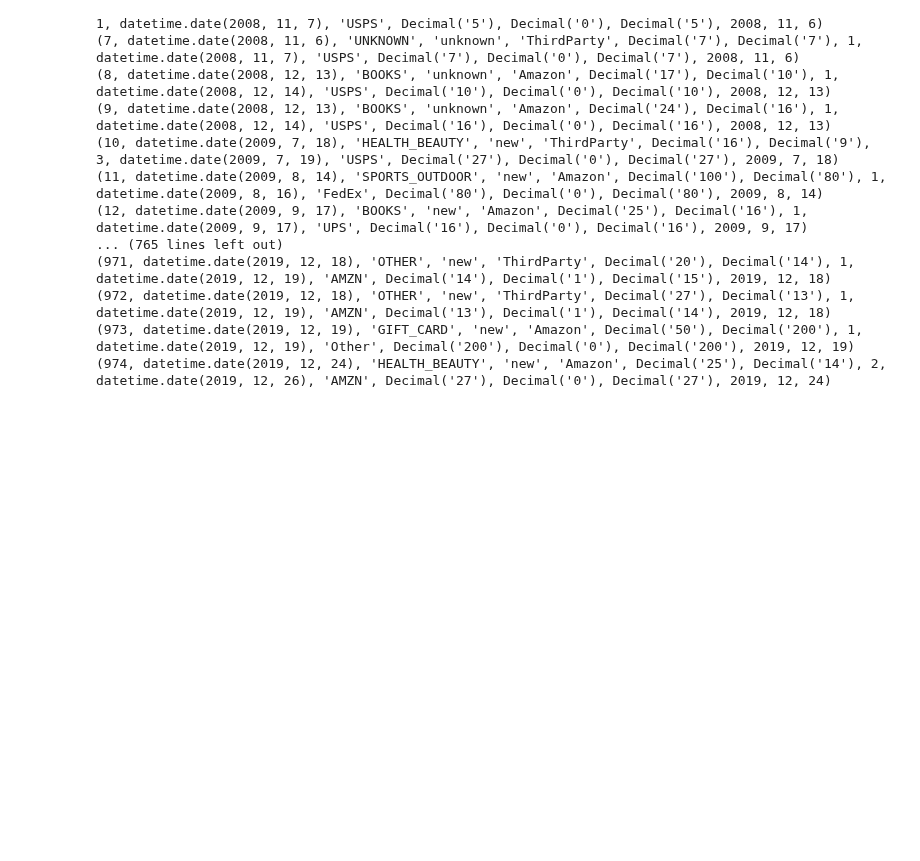
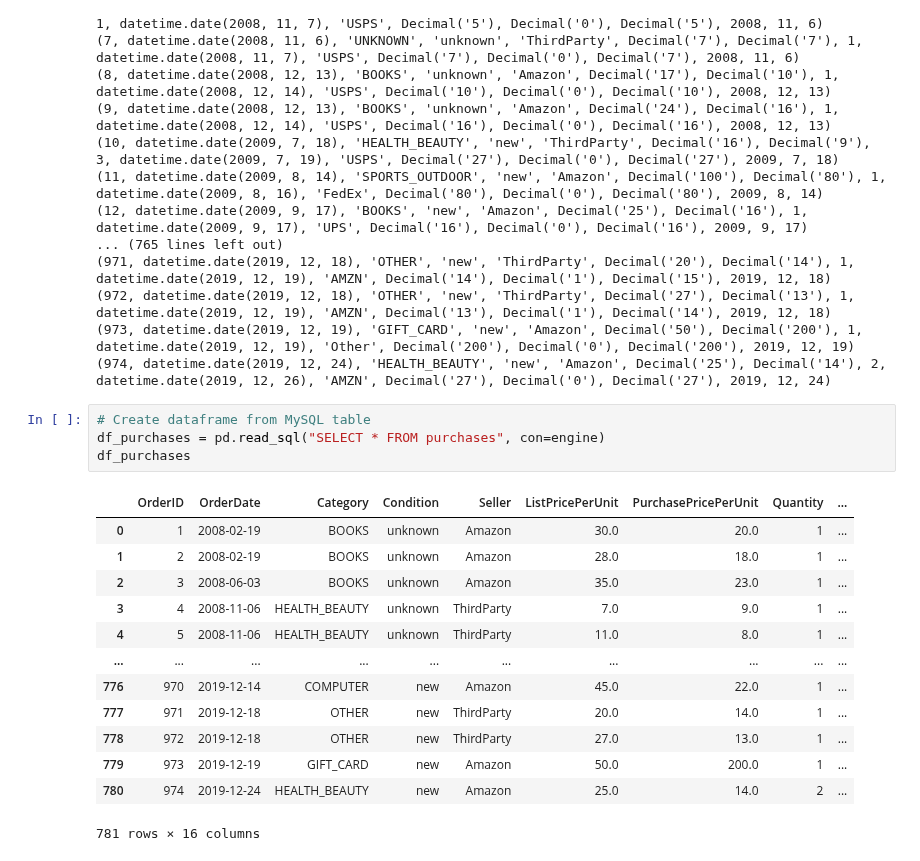
Before and after one commit to AmitSamra/AmazonOrderHistory, a Jupyter notebook: AmazonOrderHistory.ipynb, the cells around one changed output. Saved outputs shown, nothing was run; the diff lists cells and outputs as text; blank space fills up the shorter version.

Commit message:
Created dataframe from MySQL table via sqlalchemy

```diff
--- a/AmazonOrderHistory.ipynb
+++ b/AmazonOrderHistory.ipynb
@@ -752,3 +752,21 @@ for i in purchases:
 (972, datetime.date(2019, 12, 18), 'OTHER', 'new', 'ThirdParty', Decimal('27'), Decimal('13'), 1, datetime.date(2019, 12, 19), 'AMZN', Decimal('13'), Decimal('1'), Decimal('14'), 2019, 12, 18)
 (973, datetime.date(2019, 12, 19), 'GIFT_CARD', 'new', 'Amazon', Decimal('50'), Decimal('200'), 1, datetime.date(2019, 12, 19), 'Other', Decimal('200'), Decimal('0'), Decimal('200'), 2019, 12, 19)
 (974, datetime.date(2019, 12, 24), 'HEALTH_BEAUTY', 'new', 'Amazon', Decimal('25'), Decimal('14'), 2, datetime.date(2019, 12, 26), 'AMZN', Decimal('27'), Decimal('0'), Decimal('27'), 2019, 12, 24)
+# %%
+# Create dataframe from MySQL table
+df_purchases = pd.read_sql("SELECT * FROM purchases", con=engine)
+df_purchases
+# %% [output]
+|  | OrderID | OrderDate | Category | Condition | Seller | ListPricePerUnit | PurchasePricePerUnit | Quantity | ... |
+| 0 | 1 | 2008-02-19 | BOOKS | unknown | Amazon | 30.0 | 20.0 | 1 | ... |
+| 1 | 2 | 2008-02-19 | BOOKS | unknown | Amazon | 28.0 | 18.0 | 1 | ... |
+| 2 | 3 | 2008-06-03 | BOOKS | unknown | Amazon | 35.0 | 23.0 | 1 | ... |
+| 3 | 4 | 2008-11-06 | HEALTH_BEAUTY | unknown | ThirdParty | 7.0 | 9.0 | 1 | ... |
+| 4 | 5 | 2008-11-06 | HEALTH_BEAUTY | unknown | ThirdParty | 11.0 | 8.0 | 1 | ... |
+| ... | ... | ... | ... | ... | ... | ... | ... | ... | ... |
+| 776 | 970 | 2019-12-14 | COMPUTER | new | Amazon | 45.0 | 22.0 | 1 | ... |
+| 777 | 971 | 2019-12-18 | OTHER | new | ThirdParty | 20.0 | 14.0 | 1 | ... |
+| 778 | 972 | 2019-12-18 | OTHER | new | ThirdParty | 27.0 | 13.0 | 1 | ... |
+| 779 | 973 | 2019-12-19 | GIFT_CARD | new | Amazon | 50.0 | 200.0 | 1 | ... |
+| 780 | 974 | 2019-12-24 | HEALTH_BEAUTY | new | Amazon | 25.0 | 14.0 | 2 | ... |
+781 rows × 16 columns
```
